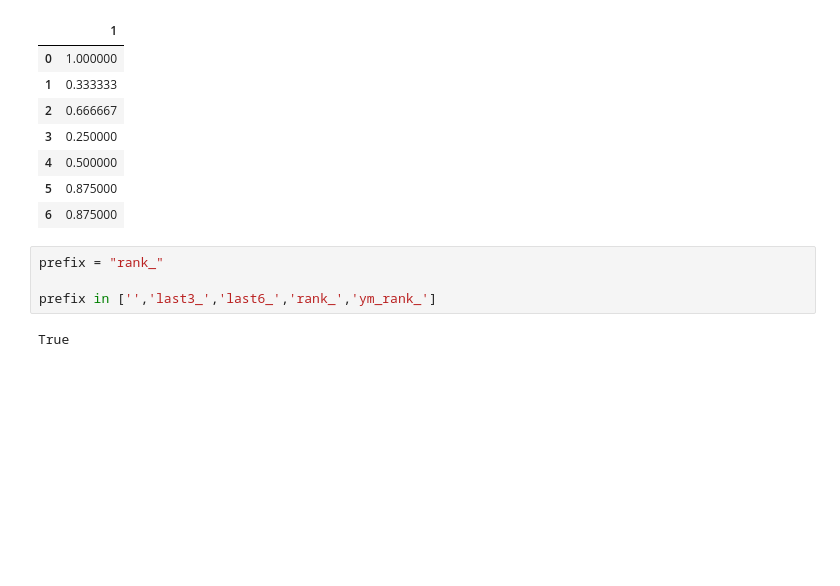
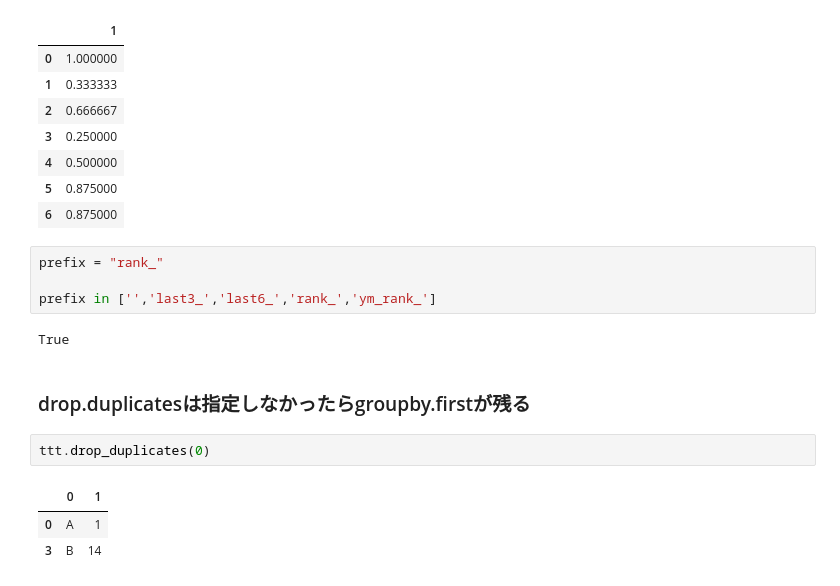
Before and after one commit to gucci-san/amex-default-prediction, a Jupyter notebook: pandas_memo.ipynb, the cells around one changed output. Drawn from its saved outputs; the diff is of its cells as text; blank space fills up the shorter version.

```diff
--- a/pandas_memo.ipynb
+++ b/pandas_memo.ipynb
@@ -63,3 +63,11 @@ prefix = "rank_"
 prefix in ['','last3_','last6_','rank_','ym_rank_']
 # %% [output]
 True
+# %% [markdown]
+### drop.duplicatesは指定しなかったらgroupby.firstが残る
+# %%
+ttt.drop_duplicates(0)
+# %% [output]
+|  | 0 | 1 |
+| 0 | A | 1 |
+| 3 | B | 14 |
```
Also changed, not shown: 2 other files.
